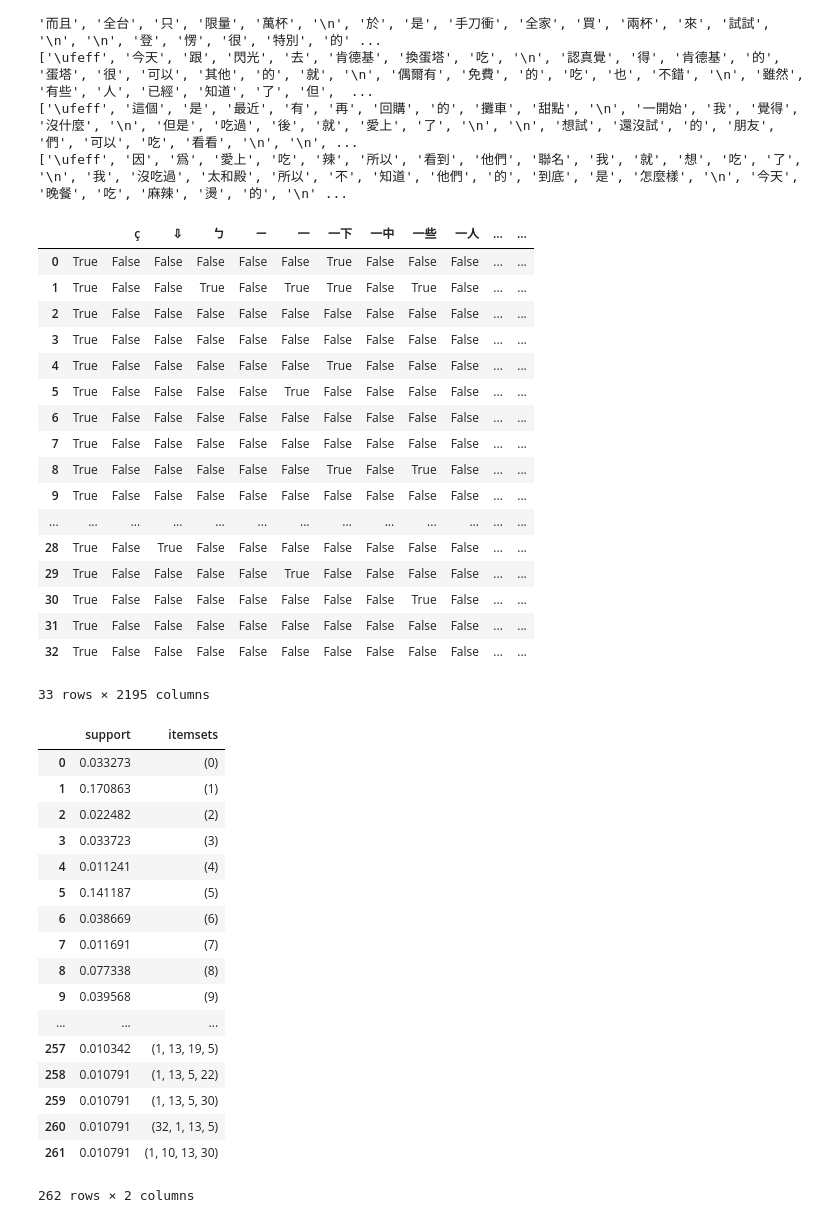
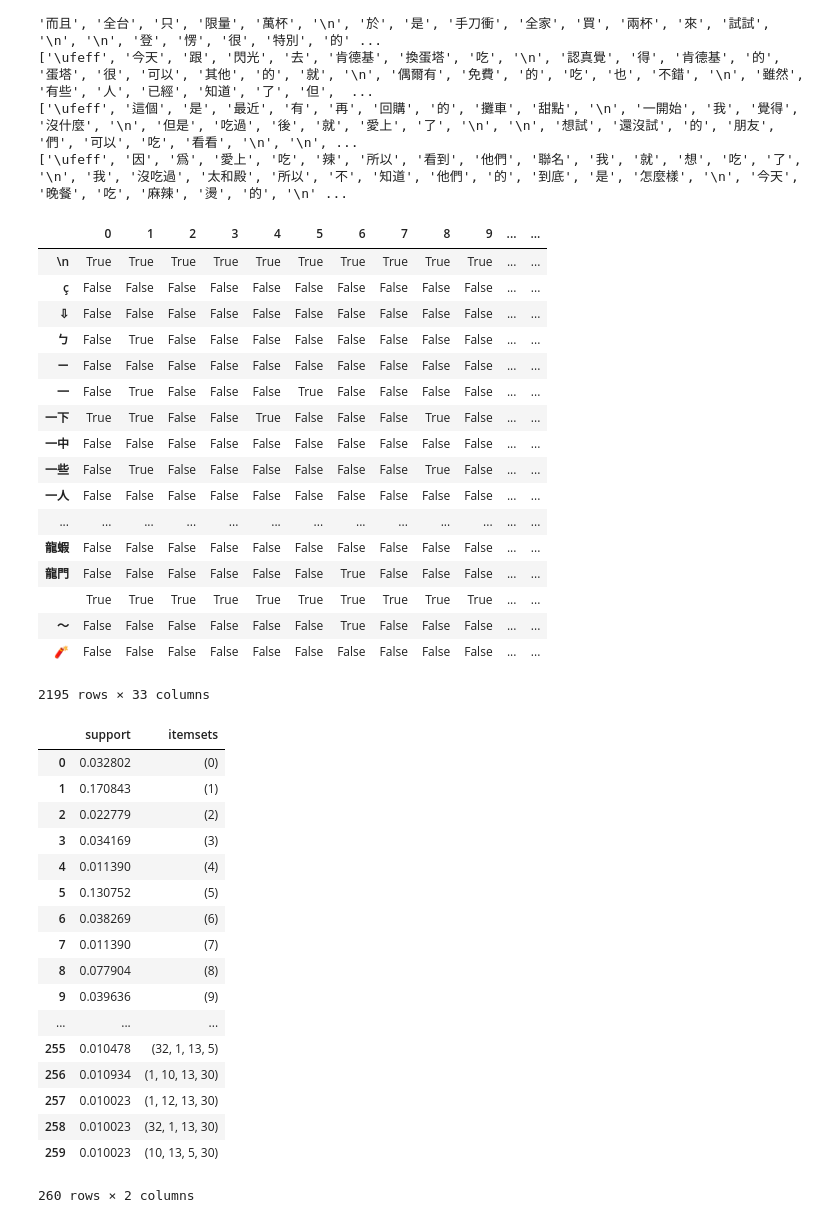
Before and after one commit to a19990506/Hello-World, a Jupyter notebook: Day3/test.ipynb, the cells around one changed output. Saved outputs shown, nothing was run; the diff lists cells and outputs as text; code cells hidden in the pictures.

```diff
--- a/Day3/test.ipynb
+++ b/Day3/test.ipynb
@@ -74,54 +74,58 @@ for i in range(len(cut)):
 ['\ufeff', '這個', '是', '最近', '有', '再', '回購', '的', '攤車', '甜點', '\n', '一開始', '我', '覺得', '沒什麼', '\n', '但是', '吃過', '後', '就', '愛上', '了', '\n', '\n', '想試', '還沒試', '的', '朋友', '們', '可以', '吃', '看看', '\n', '\n', ...
 ['\ufeff', '因', '爲', '愛上', '吃', '辣', '所以', '看到', '他們', '聯名', '我', '就', '想', '吃', '了', '\n', '我', '沒吃過', '太和殿', '所以', '不', '知道', '他們', '的', '到底', '是', '怎麼樣', '\n', '今天', '晚餐', '吃', '麻辣', '燙', '的', '\n' ...
 # %%
+
 import pandas as pd
 from mlxtend.preprocessing import TransactionEncoder
-
+from mlxtend.frequent_patterns import apriori
+from mlxtend.frequent_patterns import association_rules
 te = TransactionEncoder()
 te_ary = te.fit(cut).transform(cut)
 df = pd.DataFrame(te_ary, columns=te.columns_)
-df
+graph = df.T
+graph
 # %% [output]
-|  |  | ç | ⇩ | ㄅ | ㄧ | 一 | 一下 | 一中 | 一些 | 一人 | ... | ... |
-| 0 | True | False | False | False | False | False | True | False | False | False | ... | ... |
-| 1 | True | False | False | True | False | True | True | False | True | False | ... | ... |
-| 2 | True | False | False | False | False | False | False | False | False | False | ... | ... |
-| 3 | True | False | False | False | False | False | False | False | False | False | ... | ... |
-| 4 | True | False | False | False | False | False | True | False | False | False | ... | ... |
-| 5 | True | False | False | False | False | True | False | False | False | False | ... | ... |
-| 6 | True | False | False | False | False | False | False | False | False | False | ... | ... |
-| 7 | True | False | False | False | False | False | False | False | False | False | ... | ... |
-| 8 | True | False | False | False | False | False | True | False | True | False | ... | ... |
-| 9 | True | False | False | False | False | False | False | False | False | False | ... | ... |
+|  | 0 | 1 | 2 | 3 | 4 | 5 | 6 | 7 | 8 | 9 | ... | ... |
+| \n | True | True | True | True | True | True | True | True | True | True | ... | ... |
+| ç | False | False | False | False | False | False | False | False | False | False | ... | ... |
+| ⇩ | False | False | False | False | False | False | False | False | False | False | ... | ... |
+| ㄅ | False | True | False | False | False | False | False | False | False | False | ... | ... |
+| ㄧ | False | False | False | False | False | False | False | False | False | False | ... | ... |
+| 一 | False | True | False | False | False | True | False | False | False | False | ... | ... |
+| 一下 | True | True | False | False | True | False | False | False | True | False | ... | ... |
+| 一中 | False | False | False | False | False | False | False | False | False | False | ... | ... |
+| 一些 | False | True | False | False | False | False | False | False | True | False | ... | ... |
+| 一人 | False | False | False | False | False | False | False | False | False | False | ... | ... |
 | ... | ... | ... | ... | ... | ... | ... | ... | ... | ... | ... | ... | ... |
-| 28 | True | False | True | False | False | False | False | False | False | False | ... | ... |
-| 29 | True | False | False | False | False | True | False | False | False | False | ... | ... |
-| 30 | True | False | False | False | False | False | False | False | True | False | ... | ... |
-| 31 | True | False | False | False | False | False | False | False | False | False | ... | ... |
-| 32 | True | False | False | False | False | False | False | False | False | False | ... | ... |
+| 龍蝦 | False | False | False | False | False | False | False | False | False | False | ... | ... |
+| 龍門 | False | False | False | False | False | False | True | False | False | False | ... | ... |
+| ﻿ | True | True | True | True | True | True | True | True | True | True | ... | ... |
+| ～ | False | False | False | False | False | False | True | False | False | False | ... | ... |
+| 🧨 | False | False | False | False | False | False | False | False | False | False | ... | ... |
-33 rows × 2195 columns
+2195 rows × 33 columns
 # %%
+minsup=0.01
 result = apriori(graph, min_support = minsup)
 result
 # %% [output]
 |  | support | itemsets |
-| 0 | 0.033273 | (0) |
-| 1 | 0.170863 | (1) |
-| 2 | 0.022482 | (2) |
-| 3 | 0.033723 | (3) |
-| 4 | 0.011241 | (4) |
-| 5 | 0.141187 | (5) |
-| 6 | 0.038669 | (6) |
-| 7 | 0.011691 | (7) |
-| 8 | 0.077338 | (8) |
-| 9 | 0.039568 | (9) |
+| 0 | 0.032802 | (0) |
+| 1 | 0.170843 | (1) |
+| 2 | 0.022779 | (2) |
+| 3 | 0.034169 | (3) |
+| 4 | 0.011390 | (4) |
+| 5 | 0.130752 | (5) |
+| 6 | 0.038269 | (6) |
+| 7 | 0.011390 | (7) |
+| 8 | 0.077904 | (8) |
+| 9 | 0.039636 | (9) |
 | ... | ... | ... |
-| 257 | 0.010342 | (1, 13, 19, 5) |
-| 258 | 0.010791 | (1, 13, 5, 22) |
-| 259 | 0.010791 | (1, 13, 5, 30) |
-| 260 | 0.010791 | (32, 1, 13, 5) |
-| 261 | 0.010791 | (1, 10, 13, 30) |
+| 255 | 0.010478 | (32, 1, 13, 5) |
+| 256 | 0.010934 | (1, 10, 13, 30) |
+| 257 | 0.010023 | (1, 12, 13, 30) |
+| 258 | 0.010023 | (32, 1, 13, 30) |
+| 259 | 0.010023 | (10, 13, 5, 30) |
-262 rows × 2 columns
+260 rows × 2 columns
 # %%
 rules = association_rules(result, metric="confidence", min_threshold=0.7)
 rules.head()
```
Also changed, not shown: parts of 4 cells of this notebook.
